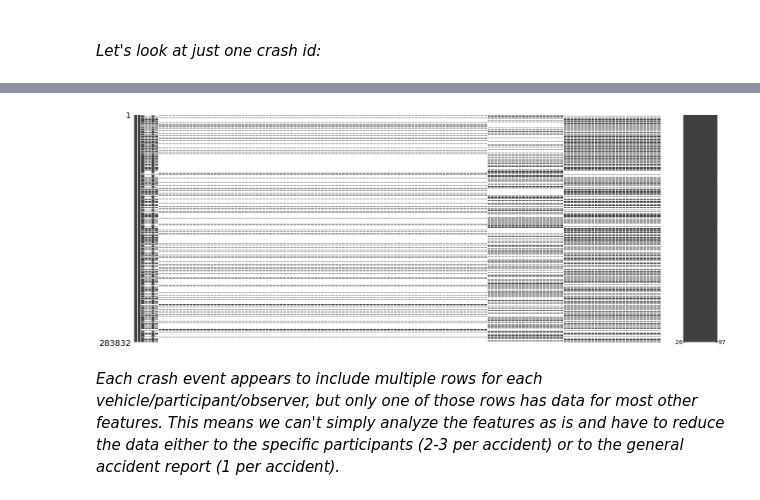
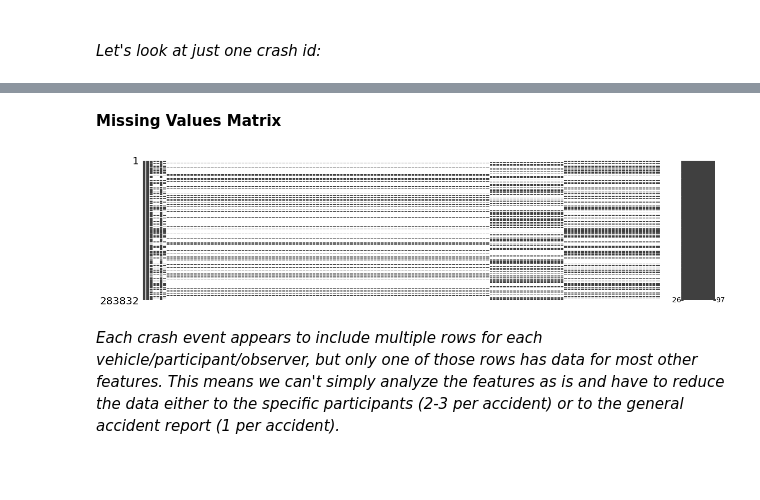
Before and after one commit to kimrharper/thinkful, a Jupyter notebook: capstone/capstone-cleaning.ipynb, the cells around one changed output, grey strips where cells are left out. Drawn from its saved outputs; the diff is of its cells as text; code cells hidden in the pictures; blank space fills up the shorter version.

Commit message:
added titles to graphs and shrank the msno matrix image

```diff
--- a/capstone/capstone-cleaning.ipynb
+++ b/capstone/capstone-cleaning.ipynb
@@ -29,10 +29,12 @@ accidentsdf[accidentsdf['Crash ID'] == 1456243]
 | 8766 | 1456243 | 2 | 2753494.0 | NaN | NaN | 1 | ... |
 | 8767 | 1456243 | 3 | 2753494.0 | 3144605.0 | 1.0 | 1 | ... |
 | 8768 | 1456243 | 2 | 2753495.0 | NaN | NaN | 2 | ... |
+# %% [markdown]
+__Missing Values Matrix__
 # %%
-msno.matrix(accidentsdf);
+msno.matrix(accidentsdf,fontsize=12,figsize=(20,5));
 # %% [output]
-[figure, old version]
+[figure, new version]
 # %% [markdown]
 _Each crash event appears to include multiple rows for each vehicle/participant/observer, but only one of those rows has data for most other features. This means we can't simply analyze the features as is and have to reduce the data either to the specific participants (2-3 per accident) or to the general accident report (1 per accident)._
 # %% [markdown]
```
Also changed, not shown: parts of 16 cells of this notebook.
